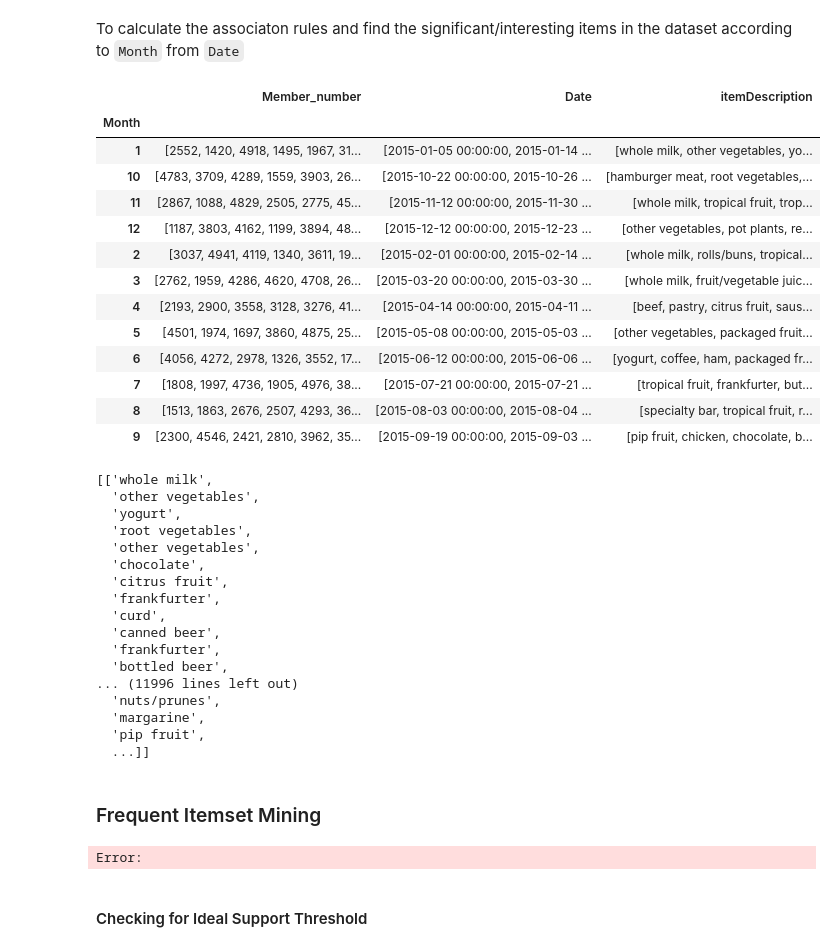
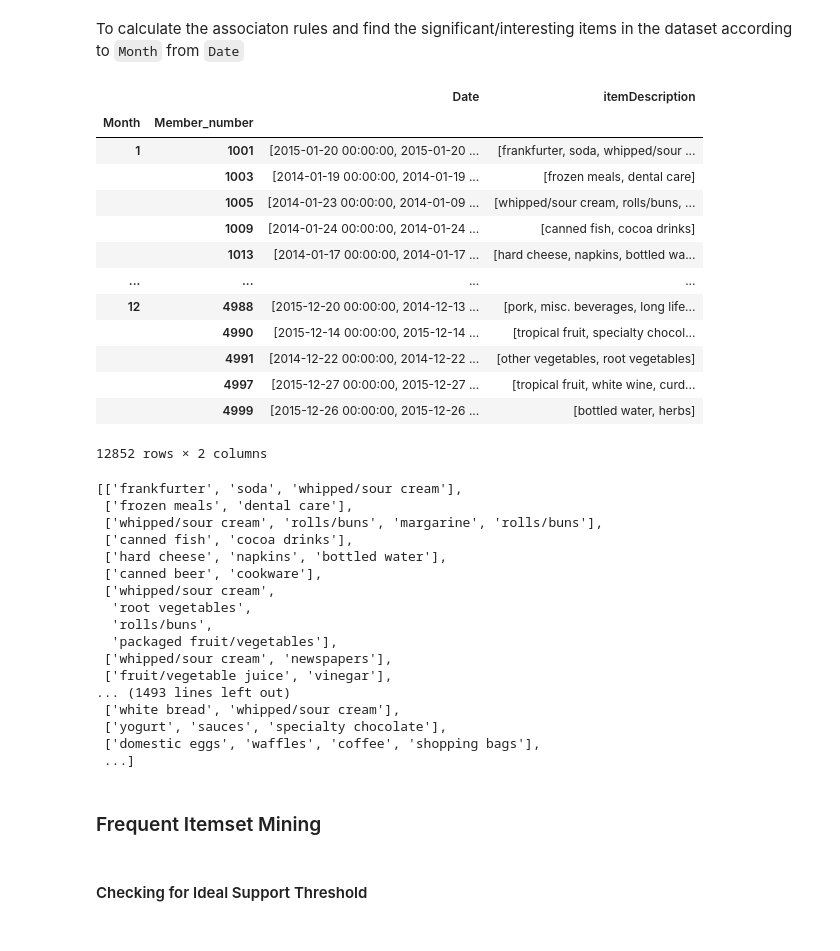
Before and after one commit to KyleCarlo/AssocRuleLearning, a Jupyter notebook: GroceriesDataset.ipynb, the cells around one changed output. Saved outputs shown, nothing was run; the diff lists cells and outputs as text; code cells hidden in the pictures.

Commit message:
Updated groupby Month-MemberNum

```diff
--- a/GroceriesDataset.ipynb
+++ b/GroceriesDataset.ipynb
@@ -344,48 +331,48 @@ df_interesting
 To calculate the associaton rules and find the significant/interesting items in the dataset according to `Month` from `Date`
 # %%
 # Aggregate df groupby Month
-df['Month'] = df['Date'].dt.month.agg(list)
-df_grouped = df.groupby(['Month']).agg(list)
+df['Month'] = df['Date'].dt.month
+df_grouped = df.groupby(['Month', 'Member_number']).agg(list)
 
-df_grouped.sort_values(['Month'], inplace=True)
+df_grouped.sort_values(['Month', 'Member_number'], inplace=True)
 df_grouped
 # %% [output]
-|  | Member_number | Date | itemDescription |
-| Month |  |  |  |
-| 1 | [2552, 1420, 4918, 1495, 1967, 31... | [2015-01-05 00:00:00, 2015-01-14 ... | [whole milk, other vegetables, yo... |
-| 10 | [4783, 3709, 4289, 1559, 3903, 26... | [2015-10-22 00:00:00, 2015-10-26 ... | [hamburger meat, root vegetables,... |
-| 11 | [2867, 1088, 4829, 2505, 2775, 45... | [2015-11-12 00:00:00, 2015-11-30 ... | [whole milk, tropical fruit, trop... |
-| 12 | [1187, 3803, 4162, 1199, 3894, 48... | [2015-12-12 00:00:00, 2015-12-23 ... | [other vegetables, pot plants, re... |
-| 2 | [3037, 4941, 4119, 1340, 3611, 19... | [2015-02-01 00:00:00, 2015-02-14 ... | [whole milk, rolls/buns, tropical... |
-| 3 | [2762, 1959, 4286, 4620, 4708, 26... | [2015-03-20 00:00:00, 2015-03-30 ... | [whole milk, fruit/vegetable juic... |
-| 4 | [2193, 2900, 3558, 3128, 3276, 41... | [2015-04-14 00:00:00, 2015-04-11 ... | [beef, pastry, citrus fruit, saus... |
-| 5 | [4501, 1974, 1697, 3860, 4875, 25... | [2015-05-08 00:00:00, 2015-05-03 ... | [other vegetables, packaged fruit... |
-| 6 | [4056, 4272, 2978, 1326, 3552, 17... | [2015-06-12 00:00:00, 2015-06-06 ... | [yogurt, coffee, ham, packaged fr... |
-| 7 | [1808, 1997, 4736, 1905, 4976, 38... | [2015-07-21 00:00:00, 2015-07-21 ... | [tropical fruit, frankfurter, but... |
-| 8 | [1513, 1863, 2676, 2507, 4293, 36... | [2015-08-03 00:00:00, 2015-08-04 ... | [specialty bar, tropical fruit, r... |
-| 9 | [2300, 4546, 2421, 2810, 3962, 35... | [2015-09-19 00:00:00, 2015-09-03 ... | [pip fruit, chicken, chocolate, b... |
+|  |  | Date | itemDescription |
+| Month | Member_number |  |  |
+| 1 | 1001 | [2015-01-20 00:00:00, 2015-01-20 ... | [frankfurter, soda, whipped/sour ... |
+|  | 1003 | [2014-01-19 00:00:00, 2014-01-19 ... | [frozen meals, dental care] |
+|  | 1005 | [2014-01-23 00:00:00, 2014-01-09 ... | [whipped/sour cream, rolls/buns, ... |
+|  | 1009 | [2014-01-24 00:00:00, 2014-01-24 ... | [canned fish, cocoa drinks] |
+|  | 1013 | [2014-01-17 00:00:00, 2014-01-17 ... | [hard cheese, napkins, bottled wa... |
+| ... | ... | ... | ... |
+| 12 | 4988 | [2015-12-20 00:00:00, 2014-12-13 ... | [pork, misc. beverages, long life... |
+|  | 4990 | [2015-12-14 00:00:00, 2015-12-14 ... | [tropical fruit, specialty chocol... |
+|  | 4991 | [2014-12-22 00:00:00, 2014-12-22 ... | [other vegetables, root vegetables] |
+|  | 4997 | [2015-12-27 00:00:00, 2015-12-27 ... | [tropical fruit, white wine, curd... |
+|  | 4999 | [2015-12-26 00:00:00, 2015-12-26 ... | [bottled water, herbs] |
+12852 rows × 2 columns
 # %%
 # convert to list format
 transactions = df_grouped['itemDescription'].to_list()
 transactions
 # %% [output]
-[['whole milk',
-  'other vegetables',
-  'yogurt',
+[['frankfurter', 'soda', 'whipped/sour cream'],
+ ['frozen meals', 'dental care'],
+ ['whipped/sour cream', 'rolls/buns', 'margarine', 'rolls/buns'],
+ ['canned fish', 'cocoa drinks'],
+ ['hard cheese', 'napkins', 'bottled water'],
+ ['canned beer', 'cookware'],
+ ['whipped/sour cream',
   'root vegetables',
-  'other vegetables',
-  'chocolate',
-  'citrus fruit',
-  'frankfurter',
-  'curd',
-  'canned beer',
-  'frankfurter',
-  'bottled beer',
-... (11996 lines left out)
-  'nuts/prunes',
-  'margarine',
-  'pip fruit',
-  ...]]
+  'rolls/buns',
+  'packaged fruit/vegetables'],
+ ['whipped/sour cream', 'newspapers'],
+ ['fruit/vegetable juice', 'vinegar'],
+... (1493 lines left out)
+ ['white bread', 'whipped/sour cream'],
+ ['yogurt', 'sauces', 'specialty chocolate'],
+ ['domestic eggs', 'waffles', 'coffee', 'shopping bags'],
+ ...]
 # %% [markdown]
 ### Frequent Itemset Mining
 # %%
@@ -396,8 +383,6 @@ def get_fim(supp, transactions):
     df_result = pd.DataFrame(result, columns=colnames)
     df_result = df_result.sort_values('support_absolute', ascending=False)
     return df_result
-# %% [output]
-Error:
 # %% [markdown]
 #### Checking for Ideal Support Threshold
 # %%
```
Also changed, not shown: parts of 11 cells of this notebook.
